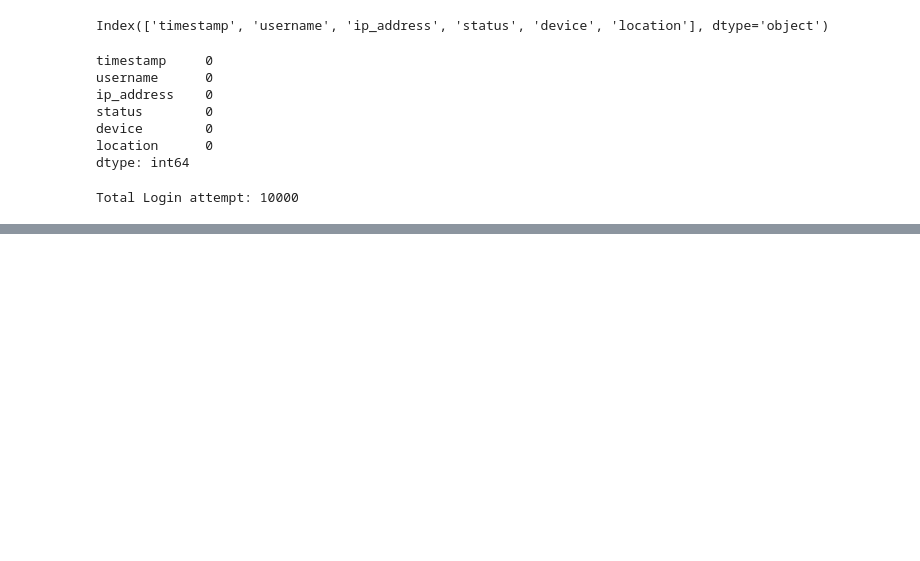
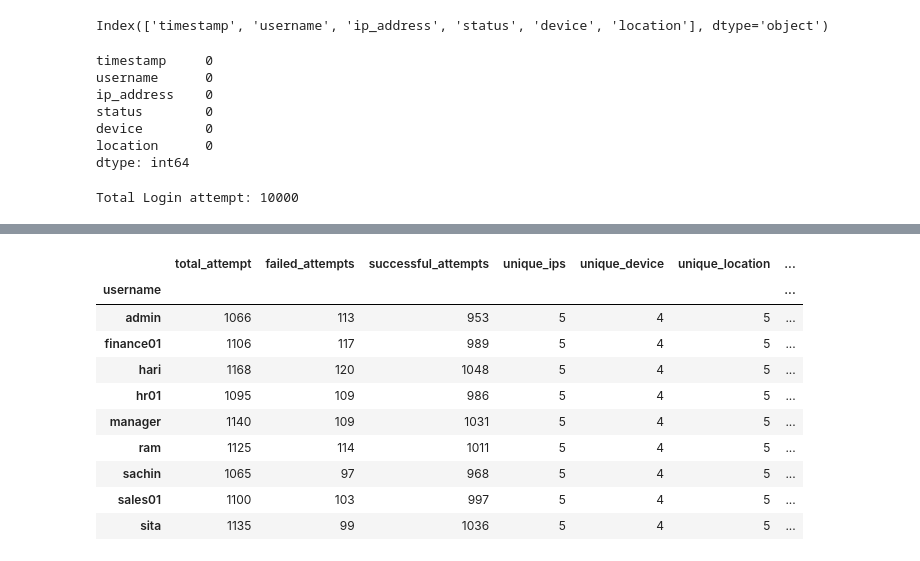
Before and after one commit to sachi124/AI-with-AWS, a Jupyter notebook: RealUseCase3.ipynb, the cells around one changed output, grey strips where cells are left out. Cells and saved outputs as stored; diff of their text form; code cells hidden in the pictures; blank space fills up the shorter version.

```diff
--- a/RealUseCase3.ipynb
+++ b/RealUseCase3.ipynb
@@ -57,0 +255,35 @@ Total Login attempt: 10000
+# %%
+# convert score to risk level
+def classify_risk(score):
+
+    if score >= 6:
+        return "CRITICAL"
+
+    elif score >= 4:
+        return "HIGH"
+
+    elif score >= 2:
+        return "MEDIUM"
+
+    else:
+        return "LOW"
+
+
+user_stats["risk_level"] = (
+    user_stats["risk_score"]
+    .apply(classify_risk)
+)
+
+user_stats
+# %% [output]
+|  | total_attempt | failed_attempts | successful_attempts | unique_ips | unique_device | unique_location | ... |
+| username |  |  |  |  |  |  | ... |
+| admin | 1066 | 113 | 953 | 5 | 4 | 5 | ... |
+| finance01 | 1106 | 117 | 989 | 5 | 4 | 5 | ... |
+| hari | 1168 | 120 | 1048 | 5 | 4 | 5 | ... |
+| hr01 | 1095 | 109 | 986 | 5 | 4 | 5 | ... |
+| manager | 1140 | 109 | 1031 | 5 | 4 | 5 | ... |
+| ram | 1125 | 114 | 1011 | 5 | 4 | 5 | ... |
+| sachin | 1065 | 97 | 968 | 5 | 4 | 5 | ... |
+| sales01 | 1100 | 103 | 997 | 5 | 4 | 5 | ... |
+| sita | 1135 | 99 | 1036 | 5 | 4 | 5 | ... |
```
Also changed, not shown: parts of 17 cells of this notebook, 14 other files.
